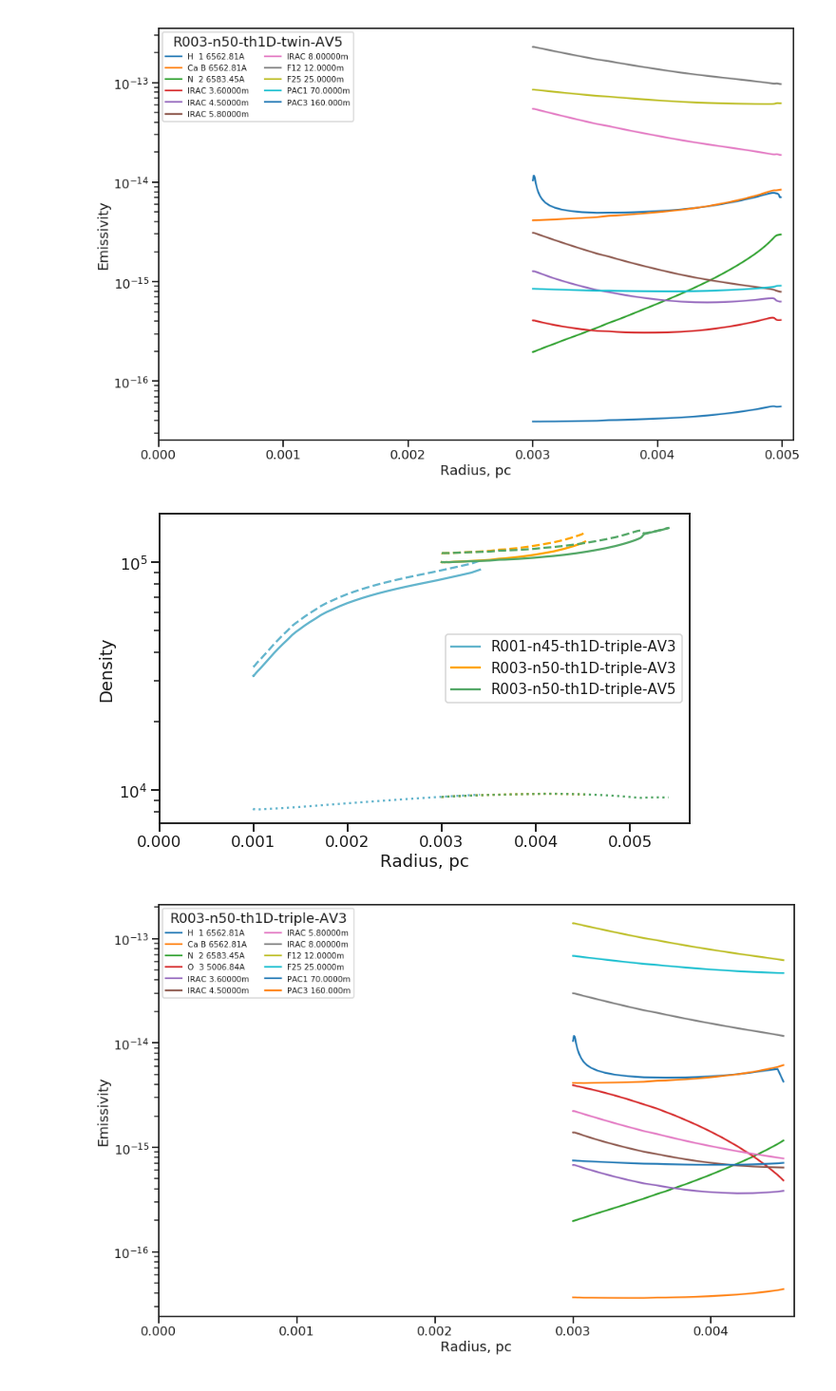
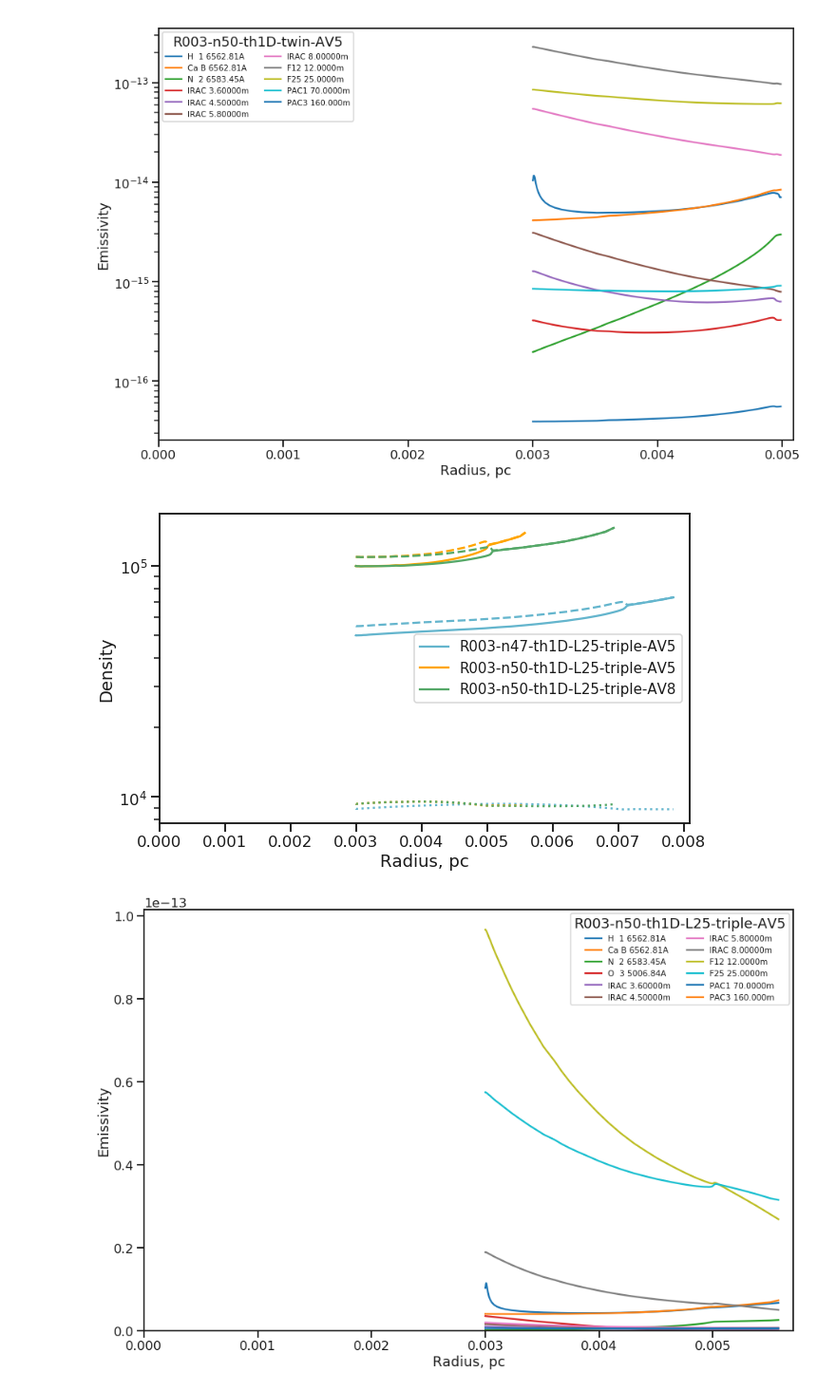
Before and after one commit to deprecated/cloudy-dust-charging, a Jupyter notebook: lp-ori-cloudy-explore.ipynb, the cells around one changed output. Shown at 95% size. Drawn from its saved outputs; the diff is of its cells as text; code cells hidden in the pictures.

Commit message:
Some higher density th1D models

```diff
--- a/lp-ori-cloudy-explore.ipynb
+++ b/lp-ori-cloudy-explore.ipynb
@@ -690,7 +690,7 @@ None
 # %% [output]
 [figure]
 # %%
-models = ["R001-n45-th1D-triple-AV3", "R003-n50-th1D-triple-AV3", "R003-n50-th1D-triple-AV5"]
+models = ["R003-n47-th1D-L25-triple-AV5", "R003-n50-th1D-L25-triple-AV5", "R003-n50-th1D-L25-triple-AV8"]
 
 fig, ax = plt.subplots(figsize=(10, 6))
 
@@ -707,20 +707,20 @@ ax.legend(loc="best", fontsize="small")
 ax.set(xlim=[0, None], ylim=[None, None], yscale='log', xlabel="Radius, pc", ylabel="Density")
 None
 # %% [output]
-[figure, old version]
+[figure, new version]
 # %%
-label = "R003-n50-th1D-triple-AV3"
+label = "R003-n50-th1D-L25-triple-AV5"
 m = cloudytab.CloudyModel(f"models/shell-{label}")
 r_pc = m.data["rad"]["radius"]*u.cm.to(u.pc)
 em = m.data["emis"]
 fig, ax = plt.subplots(figsize=(15, 10))
 
 for band in em.colnames[1:]:
     e = em[band]
     ax.plot(r_pc, e, label=band)
 
 ax.legend(ncol=2, fontsize="xx-small", title=label)
-ax.set(xlim=[0, None], yscale='log', ylim=[None, None], xlabel="Radius, pc", ylabel=r"Emissivity")
+ax.set(xlim=[0, None], yscale='linear', ylim=[1e-17, None], xlabel="Radius, pc", ylabel=r"Emissivity")
 None
 # %% [output]
-[figure, old version]
+[figure, new version]
```
Also changed, not shown: 44 other files.
